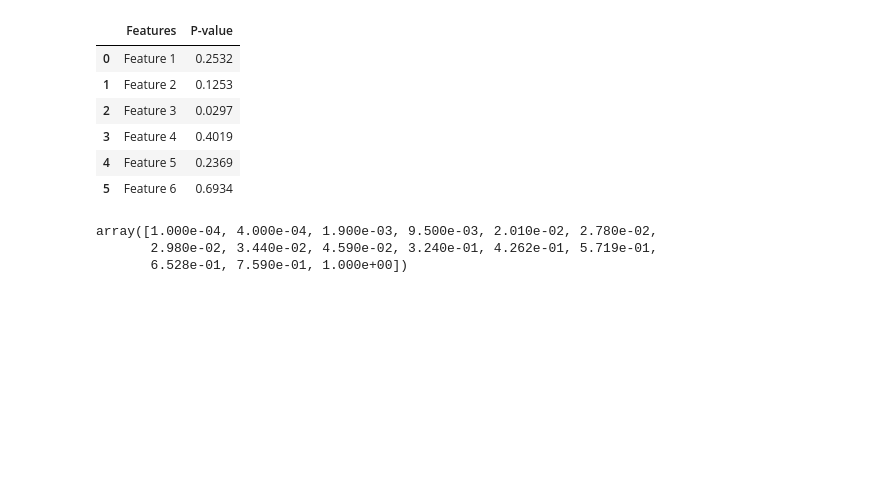
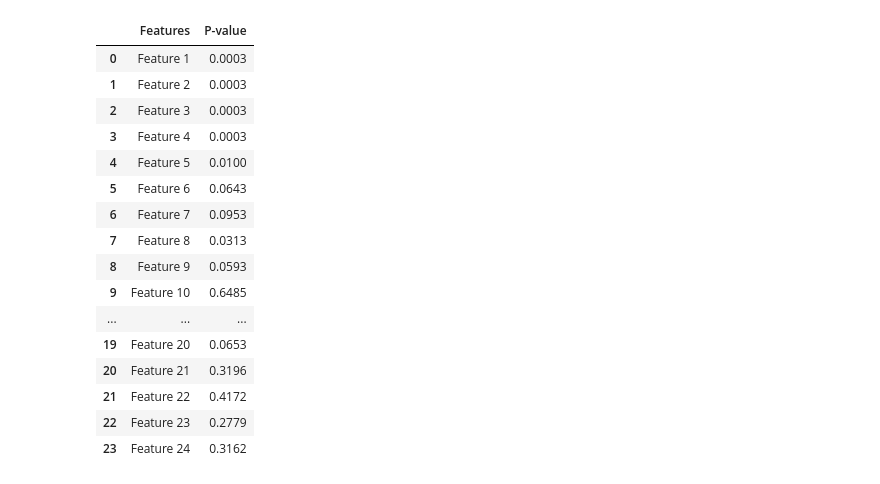
Before and after one commit to Brian-Pho/MSc_Research-Project, a Jupyter notebook: src/Models/Test.ipynb, the cells around one changed output. Cells and saved outputs as stored; diff of their text form; code cells hidden in the pictures; blank space fills up the shorter version.

```diff
--- a/src/Models/Test.ipynb
+++ b/src/Models/Test.ipynb
@@ -13,19 +10,29 @@ df = pd.DataFrame({'Features': ['Feature {}'.format(i) for i in range(1,len(pval
-# %%
-df
-# %% [output]
-|  | Features | P-value |
-| 0 | Feature 1 | 0.2532 |
-| 1 | Feature 2 | 0.1253 |
-| 2 | Feature 3 | 0.0297 |
-| 3 | Feature 4 | 0.4019 |
-| 4 | Feature 5 | 0.2369 |
-| 5 | Feature 6 | 0.6934 |
-# %%
-neuhaus()
-# %% [output]
-array([1.000e-04, 4.000e-04, 1.900e-03, 9.500e-03, 2.010e-02, 2.780e-02,
-       2.980e-02, 3.440e-02, 4.590e-02, 3.240e-01, 4.262e-01, 5.719e-01,
-       6.528e-01, 7.590e-01, 1.000e+00])
+# %%
+a = [0.0003, 0.0003, 0.0003, 0.0003, 0.0100, 0.0643]
+b = [0.0953, 0.0313, 0.0593, 0.6485, 0.6048, 0.8287]
+c = [0.0003, 0.0247, 0.0003, 0.0020, 0.0107, 0.4159]
+d = [0.1789, 0.0653, 0.3196, 0.4172, 0.2779, 0.3162]
+pvals = np.array(a + b + c + d)
+df = pd.DataFrame({'Features': ['Feature {}'.format(i) for i in range(1,len(pvals)+1  )], 'P-value':pvals})
+display(df)
+# %% [output]
+|  | Features | P-value |
+| 0 | Feature 1 | 0.0003 |
+| 1 | Feature 2 | 0.0003 |
+| 2 | Feature 3 | 0.0003 |
+| 3 | Feature 4 | 0.0003 |
+| 4 | Feature 5 | 0.0100 |
+| 5 | Feature 6 | 0.0643 |
+| 6 | Feature 7 | 0.0953 |
+| 7 | Feature 8 | 0.0313 |
+| 8 | Feature 9 | 0.0593 |
+| 9 | Feature 10 | 0.6485 |
+| ... | ... | ... |
+| 19 | Feature 20 | 0.0653 |
+| 20 | Feature 21 | 0.3196 |
+| 21 | Feature 22 | 0.4172 |
+| 22 | Feature 23 | 0.2779 |
+| 23 | Feature 24 | 0.3162 |
 # %%
 #Set the alpha level for your desired significant level
 df['BFR'] = bonferroni(pvals, alpha=0.05)
```
Also changed, not shown: parts of 3 cells of this notebook, 5 other files.
